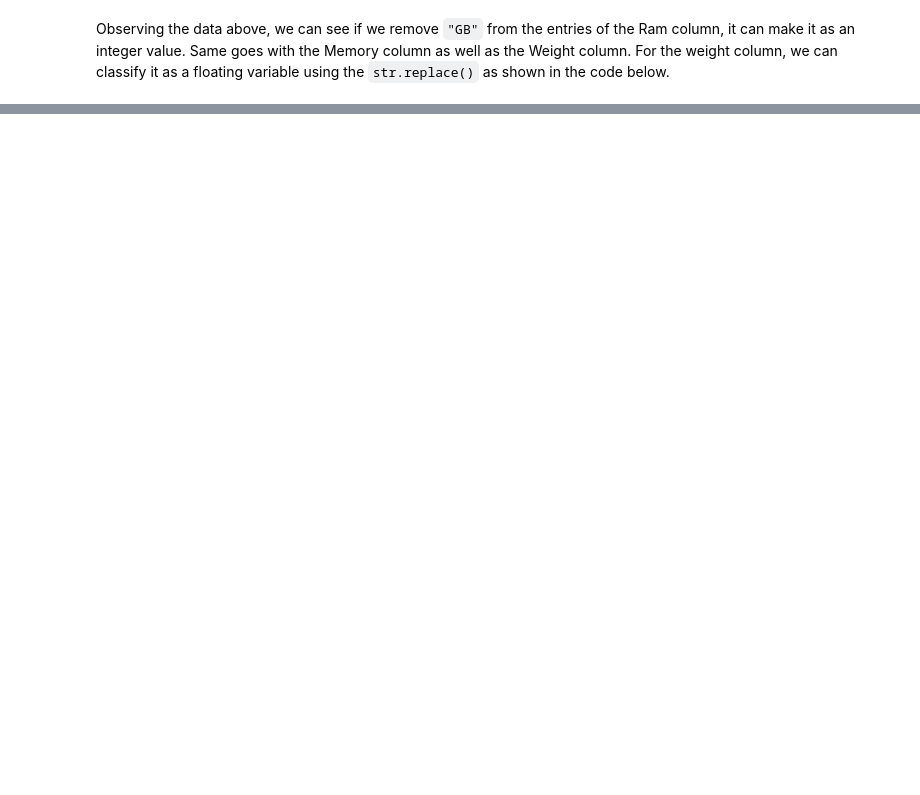
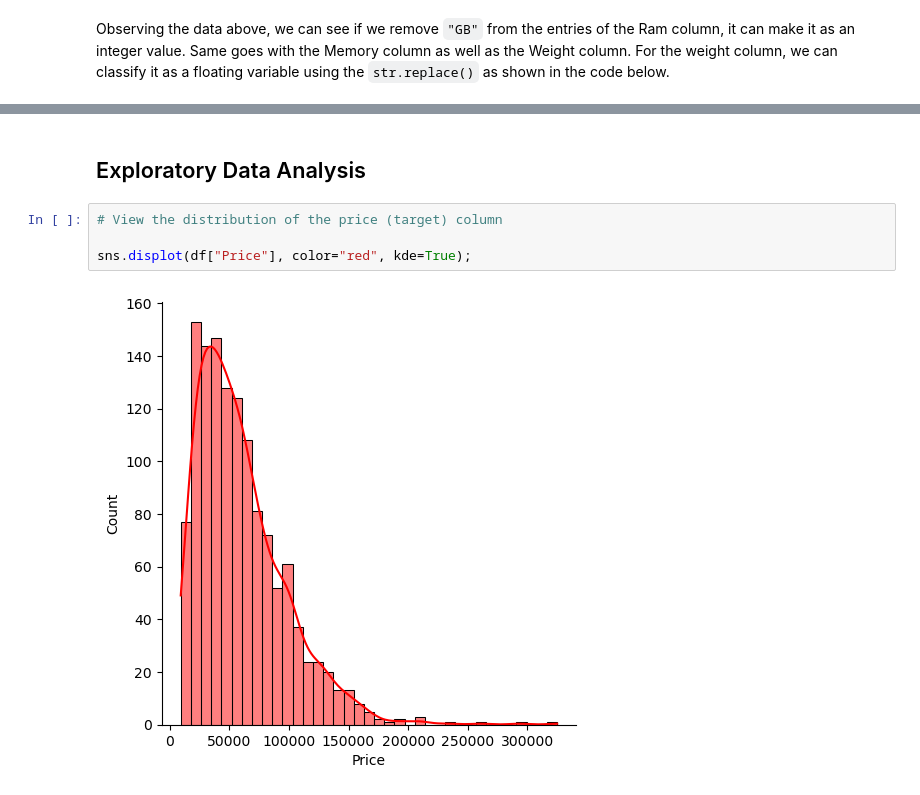
Before and after one commit to lawalsegun2025/laptop_price_predictor, a Jupyter notebook: laptop_price_predictor.ipynb, the cells around one changed output, grey strips where cells are left out. Drawn from its saved outputs; the diff is of its cells as text; blank space fills up the shorter version.

Commit message:
prce distribution

```diff
--- a/laptop_price_predictor.ipynb
+++ b/laptop_price_predictor.ipynb
@@ -168,0 +190,8 @@ df.head(3)
+# %% [markdown]
+## Exploratory Data Analysis
+# %%
+# View the distribution of the price (target) column
+
+sns.displot(df["Price"], color="red", kde=True);
+# %% [output]
+[figure, added]
```
Also changed, not shown: parts of 5 cells of this notebook.
